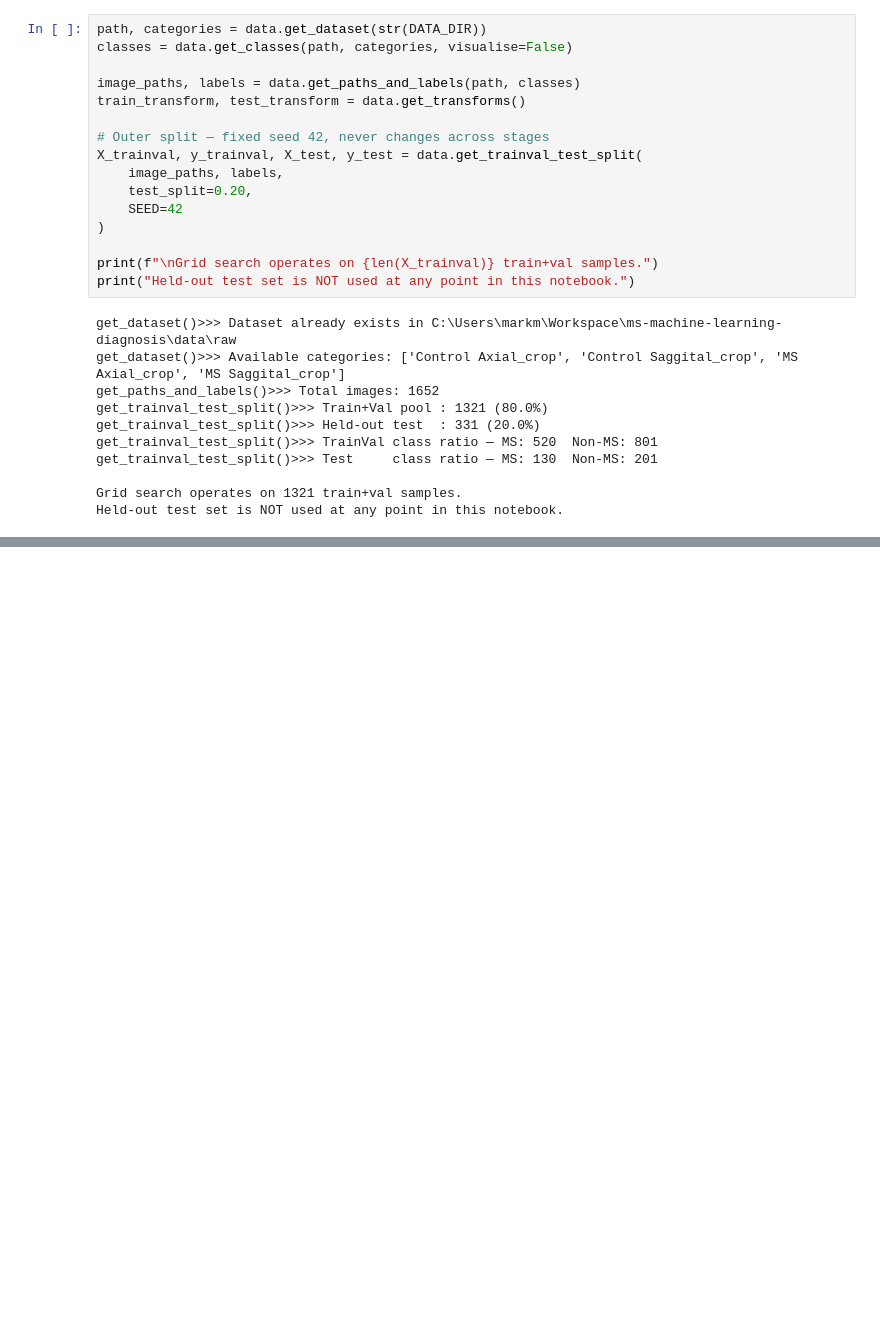
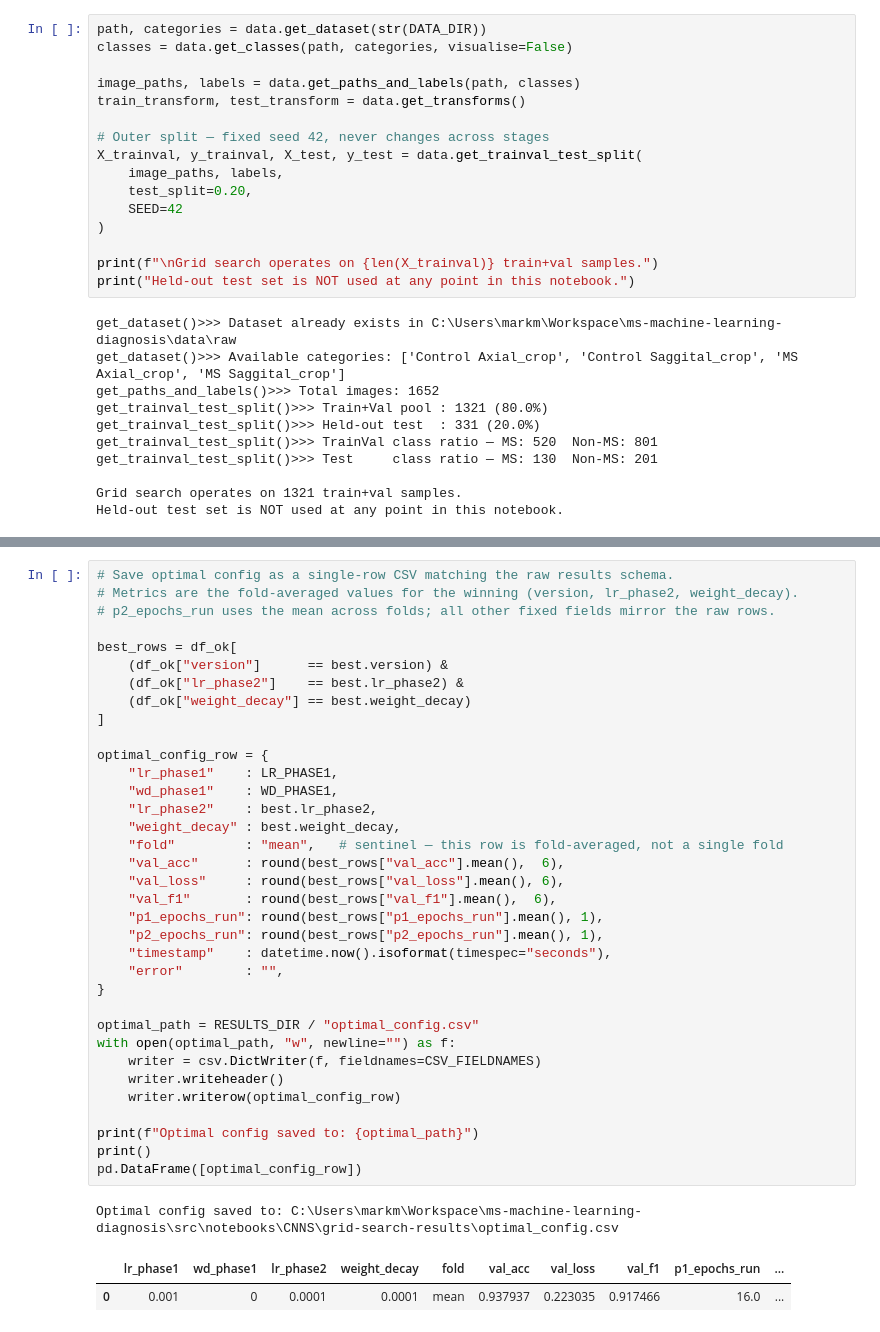
Before and after one commit to Mark-McNaught/ms-machine-learning-diagnosis, a Jupyter notebook: src/notebooks/CNNS/grid-search.ipynb, the cells around one changed output, grey strips where cells are left out. Cells and saved outputs as stored; diff of their text form; blank space fills up the shorter version.

```diff
--- a/src/notebooks/CNNS/grid-search.ipynb
+++ b/src/notebooks/CNNS/grid-search.ipynb
@@ -533,0 +451,39 @@ print(f"  Std Acc  : {best_rows.val_acc.std():.4f}")
+# %%
+# Save optimal config as a single-row CSV matching the raw results schema.
+# Metrics are the fold-averaged values for the winning (version, lr_phase2, weight_decay).
+# p2_epochs_run uses the mean across folds; all other fixed fields mirror the raw rows.
+
+best_rows = df_ok[
+    (df_ok["version"]      == best.version) &
+    (df_ok["lr_phase2"]    == best.lr_phase2) &
+    (df_ok["weight_decay"] == best.weight_decay)
+]
+
+optimal_config_row = {
+    "lr_phase1"    : LR_PHASE1,
+    "wd_phase1"    : WD_PHASE1,
+    "lr_phase2"    : best.lr_phase2,
+    "weight_decay" : best.weight_decay,
+    "fold"         : "mean",   # sentinel — this row is fold-averaged, not a single fold
+    "val_acc"      : round(best_rows["val_acc"].mean(),  6),
+    "val_loss"     : round(best_rows["val_loss"].mean(), 6),
+    "val_f1"       : round(best_rows["val_f1"].mean(),  6),
+    "p1_epochs_run": round(best_rows["p1_epochs_run"].mean(), 1),
+    "p2_epochs_run": round(best_rows["p2_epochs_run"].mean(), 1),
+    "timestamp"    : datetime.now().isoformat(timespec="seconds"),
+    "error"        : "",
+}
+
+optimal_path = RESULTS_DIR / "optimal_config.csv"
+with open(optimal_path, "w", newline="") as f:
+    writer = csv.DictWriter(f, fieldnames=CSV_FIELDNAMES)
+    writer.writeheader()
+    writer.writerow(optimal_config_row)
+
+print(f"Optimal config saved to: {optimal_path}")
+print()
+pd.DataFrame([optimal_config_row])
+# %% [output]
+Optimal config saved to: C:\Users\markm\Workspace\ms-machine-learning-diagnosis\src\notebooks\CNNS\grid-search-results\optimal_config.csv
+|  | lr_phase1 | wd_phase1 | lr_phase2 | weight_decay | fold | val_acc | val_loss | val_f1 | p1_epochs_run | ... |
+| 0 | 0.001 | 0 | 0.0001 | 0.0001 | mean | 0.937937 | 0.223035 | 0.917466 | 16.0 | ... |
```
Also changed, not shown: parts of 36 cells of this notebook, 4 other files.
